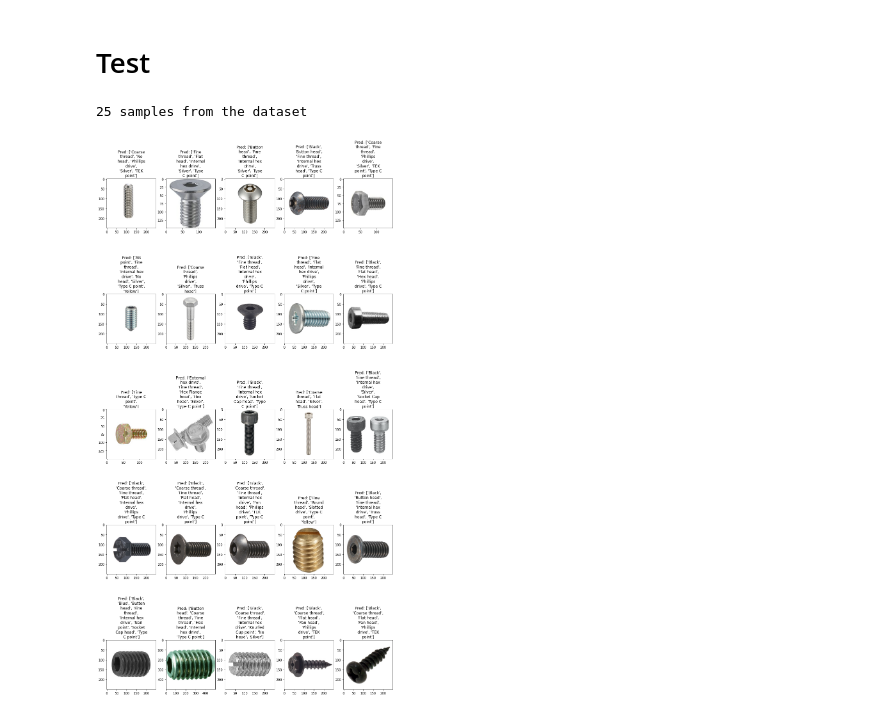
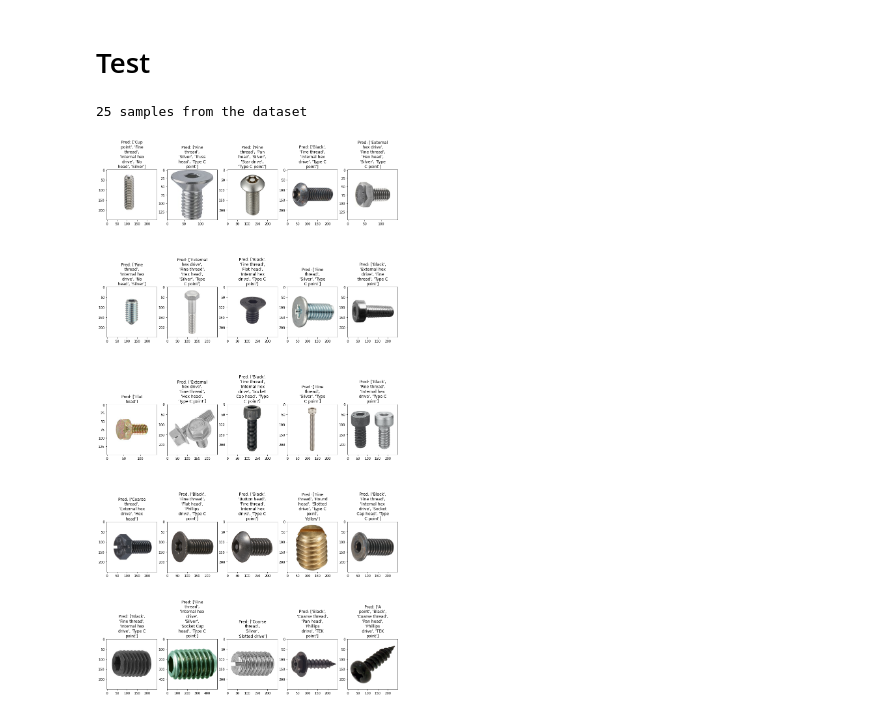
Before and after one commit to RyutaroInatsu/ImageAnnotationChallenge, a Jupyter notebook: notebooks/ImageTaggingChallenge.ipynb, the cells around one changed output. Drawn from its saved outputs; the diff is of its cells as text; code cells hidden in the pictures.

```diff
--- a/notebooks/ImageTaggingChallenge.ipynb
+++ b/notebooks/ImageTaggingChallenge.ipynb
@@ -423,8 +439,8 @@ pos_weight = torch.nn.functional.softmax(pos_weight*1e-3, dim=0)*1e+3
 # %%
-class ViTNet(nn.Module):
-    def __init__(self, pretrained_vit_model, class_num):
-        super(ViTNet, self).__init__()
-        self.vit = pretrained_vit_model
+class BeiTNet(nn.Module):
+    def __init__(self, pretrained_beit_model, class_num):
+        super(BeiTNet, self).__init__()
+        self.beit = pretrained_beit_model
         self.fc = nn.Sequential(
             nn.LayerNorm(768, eps=1e-12),
             nn.Linear(768, 768),
@@ -436,7 +452,7 @@ class ViTNet(nn.Module):
         for param in self.parameters():
             param.requires_grad = False
 
-        for param in self.vit.encoder.layer[-1].parameters():
+        for param in self.beit.encoder.layer[-1].parameters():
             param.requires_grad = True
 
         # 追加したクラス分類用の全結合層を勾配計算ありに変更
@@ -447,7 +463,7 @@ class ViTNet(nn.Module):
         return states['last_hidden_state'][:, 0, :]
 
     def forward(self, img):
-        output = self.vit(img)
+        output = self.beit(img)
         output = self._get_cls_vec(output)
         output = self.fc(output).squeeze(1)
         return output
@@ -459,7 +475,7 @@ class ImgTagLitModule(pl.LightningModule):
 
         self.lr = lr
         self.pos_weight = pos_weight
-        self.net = ViTNet(net, class_num)
+        self.net = BeiTNet(net, class_num)
         self.forward = self.net.forward
 
     def training_step(self, batch, batch_idx):
@@ -497,7 +513,7 @@ class ImgTagLitModule(pl.LightningModule):
 
     def configure_optimizers(self):
         optimizer = optim.Adam([
-            {'params': self.net.vit.encoder.layer[-1].parameters(), 'lr': 5e-4},
+            {'params': self.net.beit.encoder.layer[-1].parameters(), 'lr': 5e-4},
             {'params': self.net.fc.parameters(), 'lr': self.lr}
         ])
 
@@ -516,7 +528,7 @@ Some weights of the model checkpoint at microsoft/beit-base-patch16-224-pt22k-ft
 - This IS NOT expected if you are initializing BeitModel from the checkpoint of a model that you expect to be exactly identical (initializing a BertForSequenceClassification model from a BertForSequen ...
 # %%
 early_stop_callback = EarlyStopping(
-    monitor='val_loss', min_delta=0.01, patience=10, mode='min')
+    monitor='val_loss', min_delta=0.01, patience=7, mode='min')
 
 # モデルの保存先
 # epoch数に応じて、「epoch=0.ckpt」のような形で保存
@@ -577,7 +589,7 @@ torch.save(module.net.state_dict(), os.path.join(export_path, "vit_model.pt"))
 ## Load model
 # %%
 device = torch.device("cuda" if torch.cuda.is_available() else "cpu")
-net = ViTNet(vit_model, len(LABELS)).to(device)
+net = BeiTNet(beit_model, len(LABELS)).to(device)
 
-net.load_state_dict(torch.load(os.path.join('./models/2021-12-08_1638926818/', "vit_model.pt")))
+net.load_state_dict(torch.load(os.path.join(export_path, "beit_model.pt")))
 net.eval()
@@ -633,35 +663,35 @@ testl_augmentation = alb.Compose(
 # %%
 import random
 def show_samples(test_filenames):
     fig=plt.figure(figsize=(16, 16))
     fig.set_figheight(32)
     columns = 5
     rows = 5
     # net.eval()
     net.eval()
 
     print(columns*rows,"samples from the dataset")
     for i in range(len(test_filenames[:columns*rows])):
         # selected_index = random.randint(0, len(test_filenames))
         fig.add_subplot(rows, columns, i+1)
         image = Image.open(test_filenames[i]).convert("RGB")
-        # image_transformed = feature_extractor(np.squeeze(image), return_tensors='pt')['pixel_values']
-        image2 = testl_augmentation(image=np.squeeze(image))["image"]
-        image2 = np.clip(image2, 0, 1)
+        image_transformed = beit_feature_extractor(np.squeeze(image), return_tensors='pt')['pixel_values']
+        # image2 = testl_augmentation(image=np.squeeze(image))["image"]
+        # image2 = np.clip(image2, 0, 1)
 
-        image2 = image2.expand([1, 3, 224, 224])
-        preds = image2.cuda()
+        image_transformed = image_transformed.expand([1, 3, 224, 224])
+        preds = image_transformed.cuda()
         preds = net(preds)
         preds[preds>0.5]=1
         preds[preds<=0.5]=0
         plt.imshow(image)
 
         plt.title('\n'.join(wrap("Pred: "+ str(covert_onehot_string_labels(LABELS, preds[0])), 16)))
 
     plt.show()
 
 
 show_samples(test_filenames)
 # %% [output]
 25 samples from the dataset
-[figure, old version]
+[figure, new version]
```
Also changed, not shown: parts of 12 cells of this notebook.
